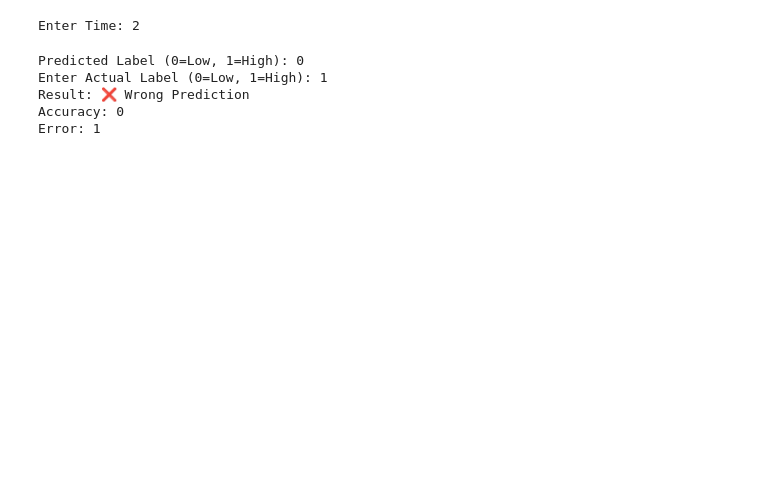
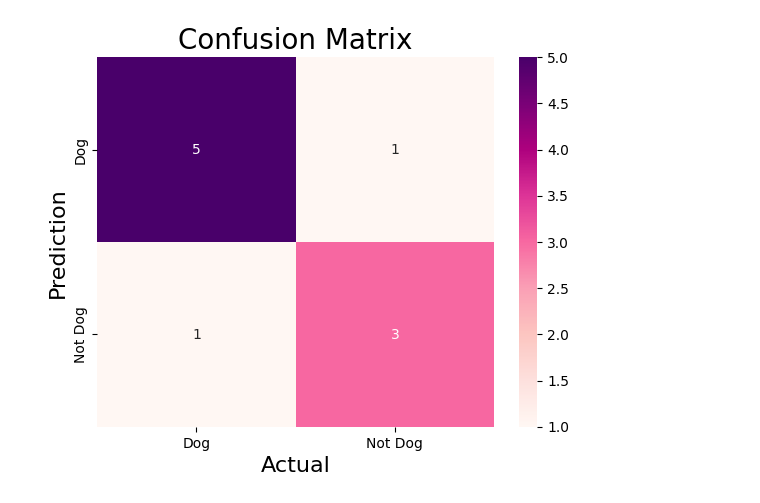
Before and after one commit to krishnasai272/DeepLearning, a Jupyter notebook: C01_Error_Analysis(192325037).ipynb, the cells around one changed output. Saved outputs shown, nothing was run; the diff lists cells and outputs as text; code cells hidden in the pictures; blank space fills up the shorter version.

```diff
--- a/C01_Error_Analysis(192325037).ipynb
+++ b/C01_Error_Analysis(192325037).ipynb
@@ -1,51 +1,30 @@
 # %% [markdown]
 <a href="https://colab.research.google.com/github/krishnasai272/DeepLearning/blob/main/C01_Error_Analysis(192325037).ipynb" target="_parent"><img src="https://colab.research.google.com/assets/colab-badge.svg" alt="Open In Colab"/></a>
-# %%
-import pandas as pd
-from sklearn.tree import DecisionTreeClassifier
-
-# Dataset
-data = {
-    'Time': [1, 2, 3, 4, 5, 6],
-    'Battery Charge': [12, 24, 36, 48, 60, 71]
-}
-df = pd.DataFrame(data)
-
-# Convert to classification
-df['Label'] = df['Battery Charge'].apply(lambda x: 0 if x < 50 else 1)
-
-# Train model
-X = df[['Time']]
-y = df['Label']
-
-model = DecisionTreeClassifier()
-model.fit(X, y)
-
-#  input from user
-time_input = float(input("Enter Time: "))
-
-# Predict
-predicted = model.predict([[time_input]])[0]
-
-print("Predicted Label (0=Low, 1=High):", predicted)
-
-# Ask user for actual value
-actual = int(input("Enter Actual Label (0=Low, 1=High): "))
-
-if predicted == actual:
-    print("Result: ✅ Correct Prediction")
-else:
-    print("Result: ❌ Wrong Prediction")
-
-# Accuracy for single input
-accuracy = 1 if predicted == actual else 0
-error = 1 - accuracy
-print("Accuracy:", accuracy)
-print("Error:", error)
-# %% [output]
-Enter Time: 2
-Predicted Label (0=Low, 1=High): 0
-Enter Actual Label (0=Low, 1=High): 1
-Result: ❌ Wrong Prediction
-Accuracy: 0
-Error: 1
+# %%
+import numpy as np
+from sklearn.metrics import confusion_matrix
+import seaborn as sns
+import matplotlib.pyplot as plt
+
+actual = np.array(['Dog', 'Dog', 'Dog', 'Not Dog', 'Dog', 'Not Dog', 'Dog', 'Dog', 'Not Dog', 'Not Dog'])
+predicted = np.array(['Dog', 'Not Dog', 'Dog', 'Not Dog', 'Dog', 'Dog', 'Dog', 'Dog', 'Not Dog', 'Not Dog'])
+
+# Explicitly define labels to ensure correct alignment in the confusion matrix
+labels = ['Dog', 'Not Dog']
+conf_matrix = confusion_matrix(actual, predicted, labels=labels)
+
+sns.heatmap(
+    conf_matrix,
+    annot=True,
+    fmt='g',
+    xticklabels=labels,
+    yticklabels=labels,
+    cmap='RdPu'
+)
+
+plt.ylabel("Prediction", fontsize=16)
+plt.xlabel("Actual", fontsize=16)
+plt.title("Confusion Matrix", fontsize=20)
+plt.show()
+# %% [output]
+[figure, added]
```
Also changed, not shown: parts of 4 cells of this notebook.
